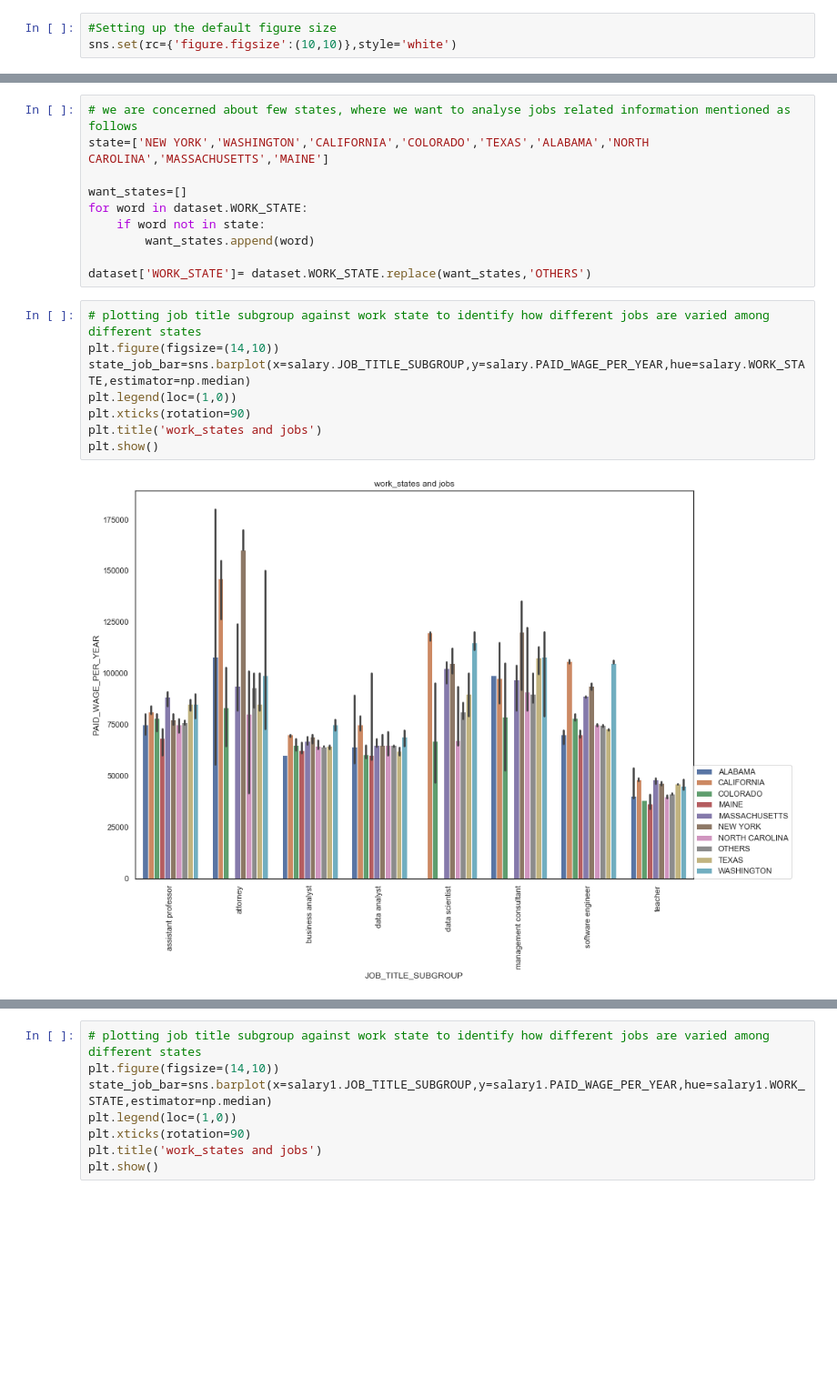
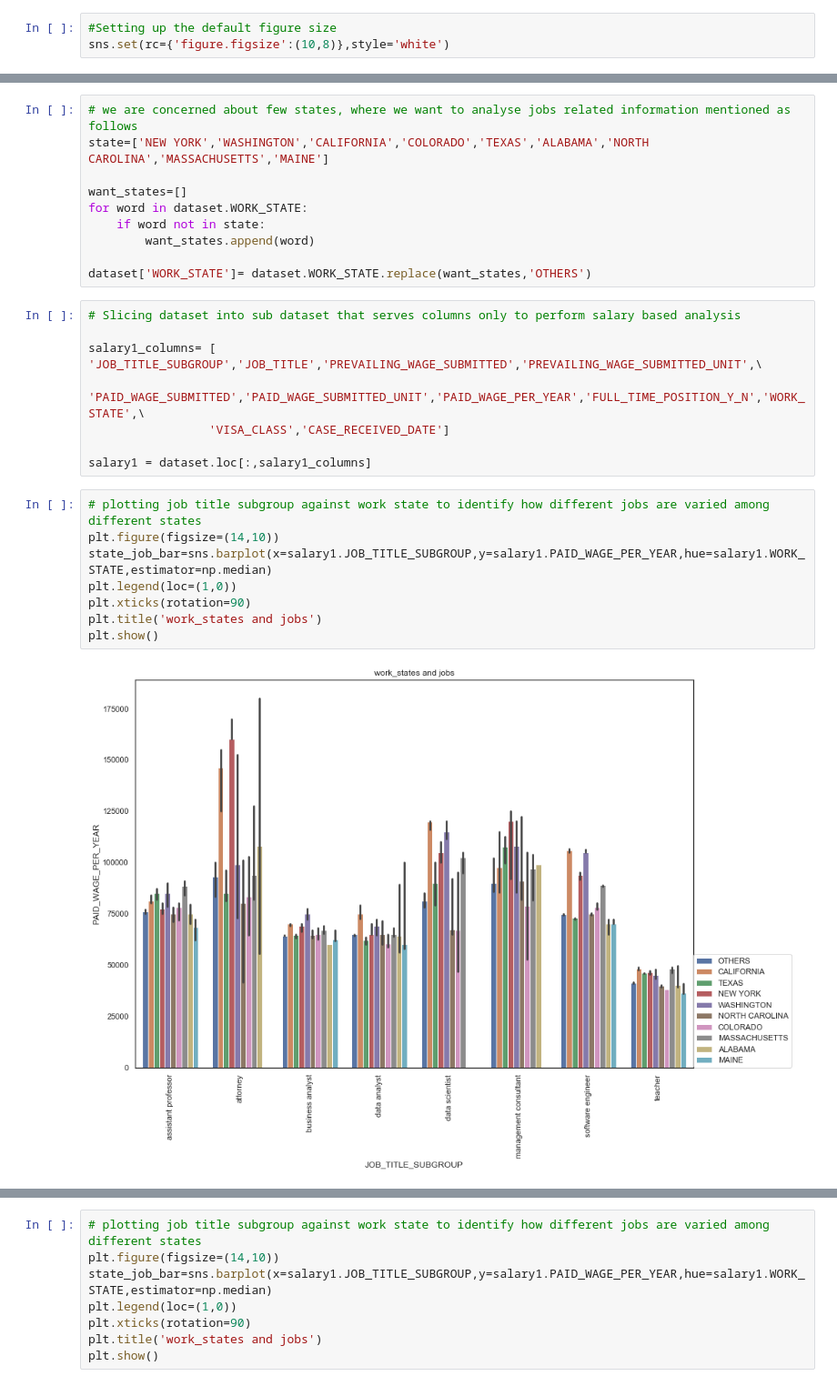
Before and after one commit to vivekgoyal180/EDA-Salary-data, a Jupyter notebook: EDA salary data.ipynb, the cells around one changed output, grey strips where cells are left out. Shown at 91% size. Saved outputs shown, nothing was run; the diff lists cells and outputs as text; blank space fills up the shorter version.

```diff
--- a/EDA salary data.ipynb
+++ b/EDA salary data.ipynb
@@ -98,7 +98,7 @@ None
 # Data visualization
 # %%
 #Setting up the default figure size
-sns.set(rc={'figure.figsize':(10,10)},style='white')
+sns.set(rc={'figure.figsize':(10,8)},style='white')
 # %% [markdown]
 # salaries of data related rows
 # %% [markdown]
@@ -339,13 +278,21 @@ for word in dataset.WORK_STATE:
         want_states.append(word)
 
 dataset['WORK_STATE']= dataset.WORK_STATE.replace(want_states,'OTHERS')
+# %%
+# Slicing dataset into sub dataset that serves columns only to perform salary based analysis
+
+salary1_columns= [ 'JOB_TITLE_SUBGROUP','JOB_TITLE','PREVAILING_WAGE_SUBMITTED','PREVAILING_WAGE_SUBMITTED_UNIT',\
+                 'PAID_WAGE_SUBMITTED','PAID_WAGE_SUBMITTED_UNIT','PAID_WAGE_PER_YEAR','FULL_TIME_POSITION_Y_N','WORK_STATE',\
+                 'VISA_CLASS','CASE_RECEIVED_DATE']
+
+salary1 = dataset.loc[:,salary1_columns]
 # %%
 # plotting job title subgroup against work state to identify how different jobs are varied among different states
 plt.figure(figsize=(14,10))
-state_job_bar=sns.barplot(x=salary.JOB_TITLE_SUBGROUP,y=salary.PAID_WAGE_PER_YEAR,hue=salary.WORK_STATE,estimator=np.median)
+state_job_bar=sns.barplot(x=salary1.JOB_TITLE_SUBGROUP,y=salary1.PAID_WAGE_PER_YEAR,hue=salary1.WORK_STATE,estimator=np.median)
 plt.legend(loc=(1,0))
 plt.xticks(rotation=90)
 plt.title('work_states and jobs')
 plt.show()
 # %% [output]
-[figure, old version]
+[figure, new version]
```
Also changed, not shown: parts of 45 cells of this notebook.
